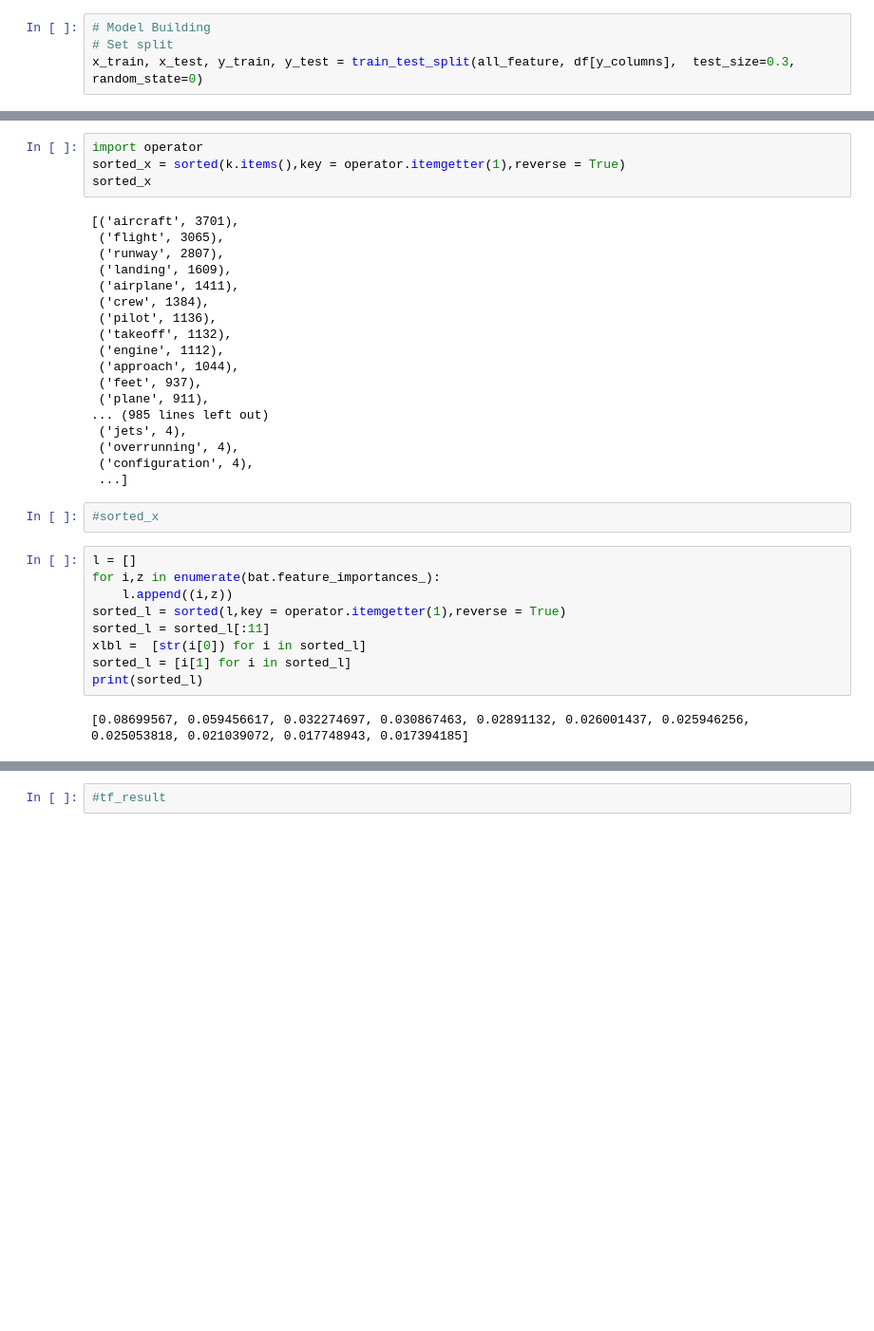
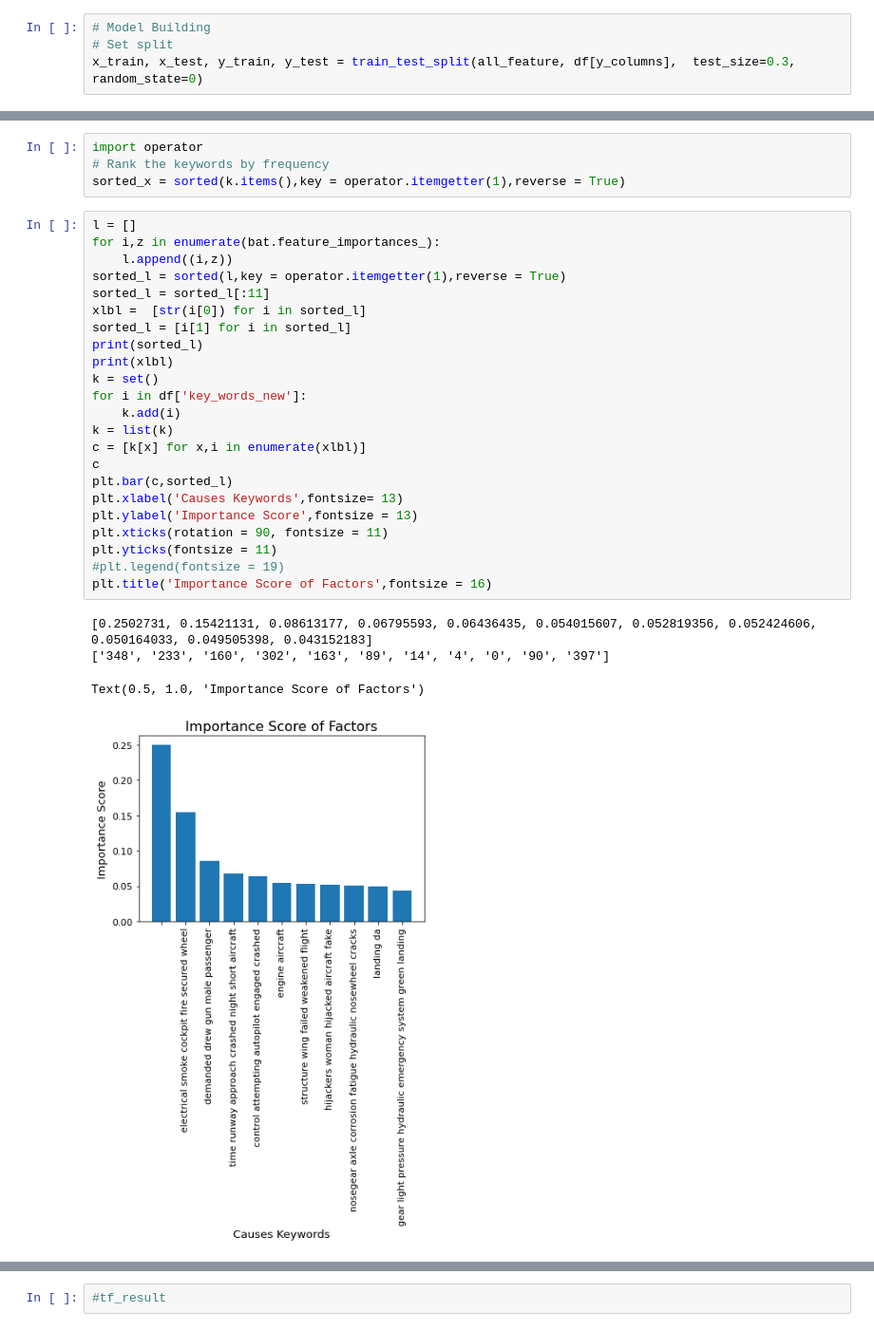
Before and after one commit to ptuuu/170finalproj, a Jupyter notebook: demo/ml.ipynb, the cells around one changed output, grey strips where cells are left out. Shown: that part at 95% size. Cells and saved outputs as stored; diff of their text form; blank space fills up the shorter version.

```diff
--- a/demo/ml.ipynb
+++ b/demo/ml.ipynb
@@ -209,35 +187,32 @@ Name: key_words, Length: 12935, dtype: object
 # %%
 import operator
+# Rank the keywords by frequency
 sorted_x = sorted(k.items(),key = operator.itemgetter(1),reverse = True)
-sorted_x
-# %% [output]
-[('aircraft', 3701),
- ('flight', 3065),
- ('runway', 2807),
- ('landing', 1609),
- ('airplane', 1411),
- ('crew', 1384),
- ('pilot', 1136),
- ('takeoff', 1132),
- ('engine', 1112),
- ('approach', 1044),
- ('feet', 937),
- ('plane', 911),
-... (985 lines left out)
- ('jets', 4),
- ('overrunning', 4),
- ('configuration', 4),
- ...]
-# %%
-#sorted_x
 # %%
 l = []
 for i,z in enumerate(bat.feature_importances_):
     l.append((i,z))
 sorted_l = sorted(l,key = operator.itemgetter(1),reverse = True)
 sorted_l = sorted_l[:11]
 xlbl =  [str(i[0]) for i in sorted_l]
 sorted_l = [i[1] for i in sorted_l]
 print(sorted_l)
+print(xlbl)
+k = set()
+for i in df['key_words_new']:
+    k.add(i)
+k = list(k)
+c = [k[x] for x,i in enumerate(xlbl)]
+c
+plt.bar(c,sorted_l)
+plt.xlabel('Causes Keywords',fontsize= 13)
+plt.ylabel('Importance Score',fontsize = 13)
+plt.xticks(rotation = 90, fontsize = 11)
+plt.yticks(fontsize = 11)
+#plt.legend(fontsize = 19)
+plt.title('Importance Score of Factors',fontsize = 16)
 # %% [output]
-[0.08699567, 0.059456617, 0.032274697, 0.030867463, 0.02891132, 0.026001437, 0.025946256, 0.025053818, 0.021039072, 0.017748943, 0.017394185]
+[0.2502731, 0.15421131, 0.08613177, 0.06795593, 0.06436435, 0.054015607, 0.052819356, 0.052424606, 0.050164033, 0.049505398, 0.043152183]
+['348', '233', '160', '302', '163', '89', '14', '4', '0', '90', '397']
+Text(0.5, 1.0, 'Importance Score of Factors')
+[figure, added]
```
Also changed, not shown: parts of 29 cells of this notebook, 7 other files.
